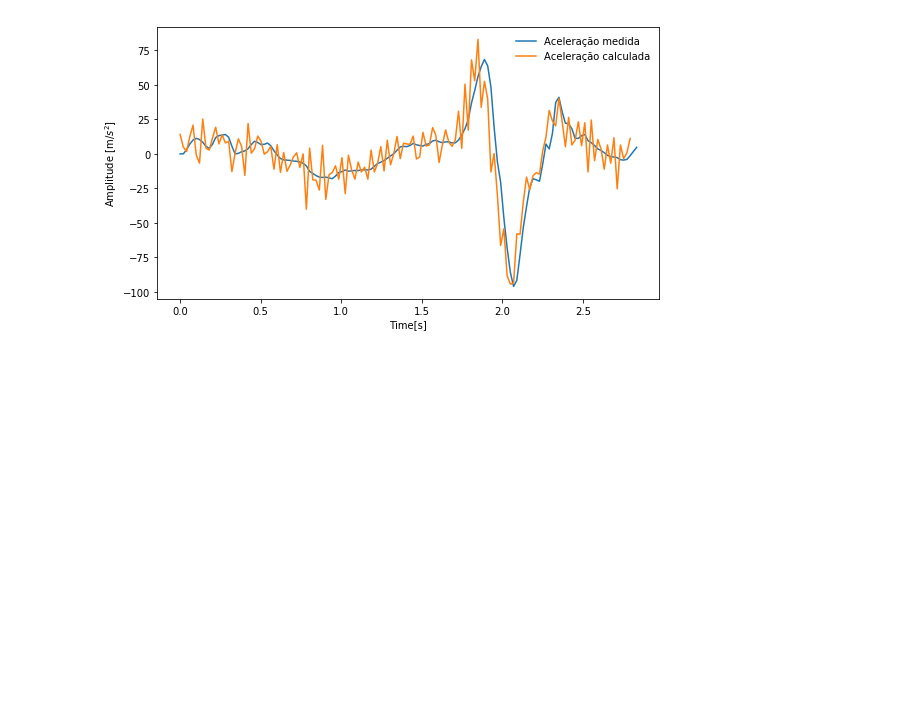
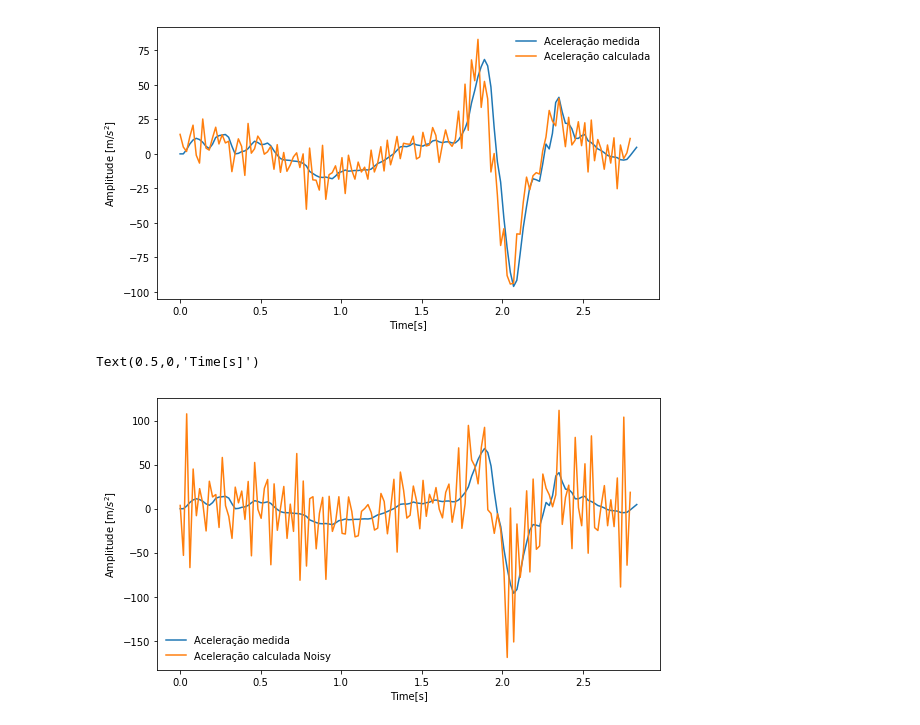
Before and after one commit to rodgraneiro/bmc, a Jupyter notebook: courses/modsim2018/tasks/exercicio_aula_5-checkpoint.ipynb, the cells around one changed output. Saved outputs shown, nothing was run; the diff lists cells and outputs as text; code cells hidden in the pictures; blank space fills up the shorter version.

```diff
--- a/courses/modsim2018/tasks/exercicio_aula_5-checkpoint.ipynb
+++ b/courses/modsim2018/tasks/exercicio_aula_5-checkpoint.ipynb
@@ -131,3 +131,16 @@ hax.set_xlabel('Time[s]')
 # %% [output]
 Text(0.5,0,'Time[s]')
 [figure]
+# %%
+velocidadeNoisy=diff(Noisy)/deltat
+Aceleracaonoisy2=diff(velocidadeNoisy)/deltat
+# %%
+hfig,hax=plt.subplots(1,1,sharex = True, squeeze=True, figsize=(9,5))
+plt.plot(t,Acell, label='Aceleração medida')
+plt.plot(novo_tempo,Aceleracaonoisy2,label='Aceleração calculada Noisy')
+hax.legend(frameon=False)
+hax.set_ylabel('Amplitude [m/$s^2$]')
+hax.set_xlabel('Time[s]')
+# %% [output]
+Text(0.5,0,'Time[s]')
+[figure, added]
```
Also changed, not shown: parts of 1 cell of this notebook.
